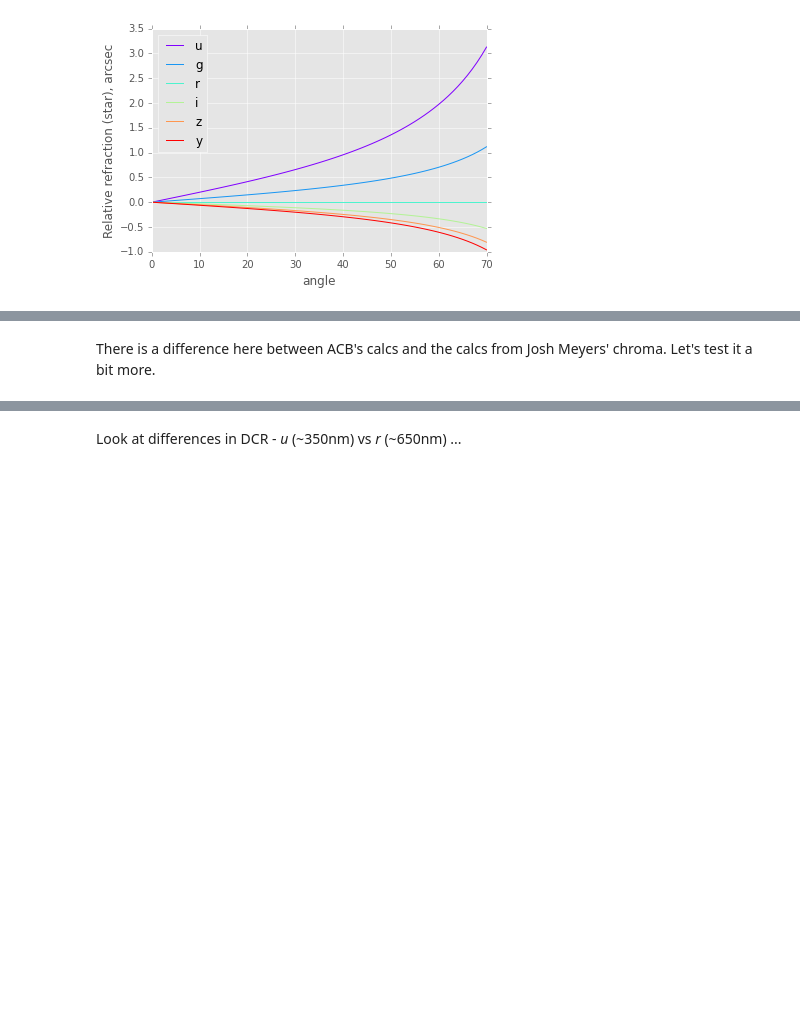
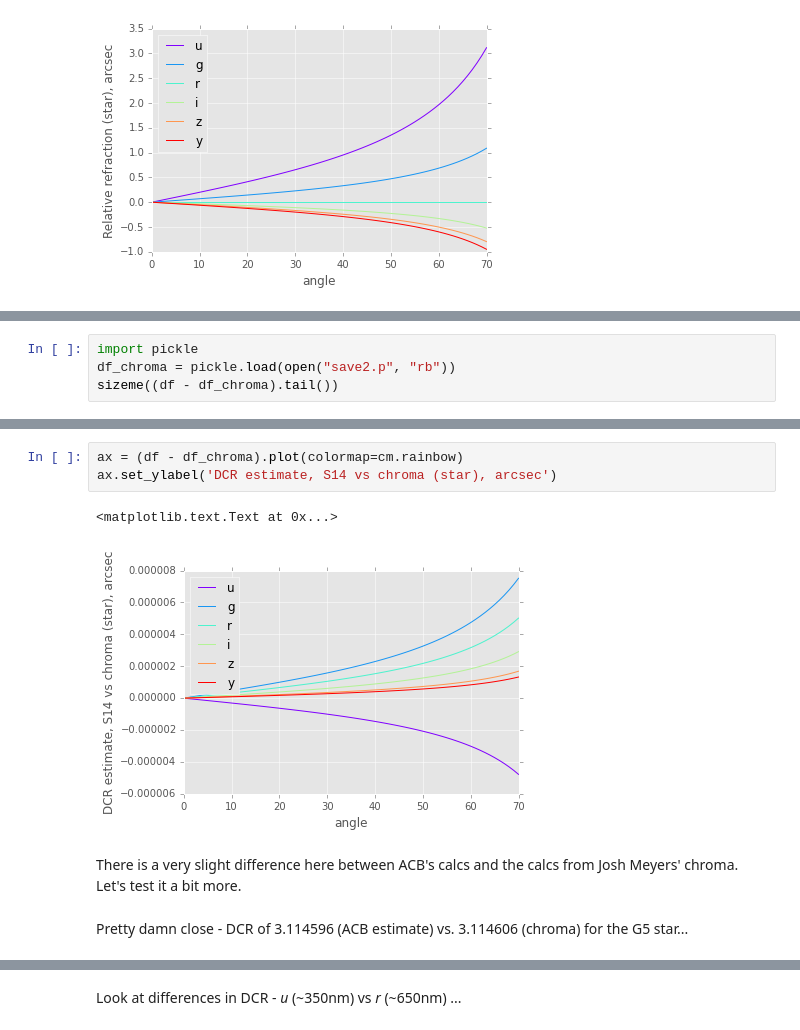
Before and after one commit to isullivan/LSST-DCR, a Jupyter notebook: code/notebooks/chroma_test5.ipynb, the cells around one changed output, grey strips where cells are left out. Drawn from its saved outputs; the diff is of its cells as text; blank space fills up the shorter version.

```diff
--- a/code/notebooks/chroma_test5.ipynb
+++ b/code/notebooks/chroma_test5.ipynb
@@ -160,0 +174,4 @@ sizeme(df2.tail())
+# %%
+import pickle
+df_chroma = pickle.load(open("save2.p", "rb"))
+sizeme((df - df_chroma).tail())
@@ -161,4 +186,12 @@ sizeme(df2.tail())
+# %%
+ax = (df - df_chroma).plot(colormap=cm.rainbow)
+ax.set_ylabel('DCR estimate, S14 vs chroma (star), arcsec')
+# %% [output]
+<matplotlib.text.Text at 0x...>
+[figure, added]
 # %% [markdown]
-There is a difference here between ACB's calcs and the calcs from Josh Meyers' chroma. Let's test it a bit more.
+There is a very slight difference here between ACB's calcs and the calcs from Josh Meyers' chroma. Let's test it a bit more.
+# %% [markdown]
+Pretty damn close - DCR of 3.114596 (ACB estimate) vs. 3.114606 (chroma) for the G5 star...
 # %%
 import dcr
```
Also changed, not shown: parts of 10 cells of this notebook, 3 other files.
